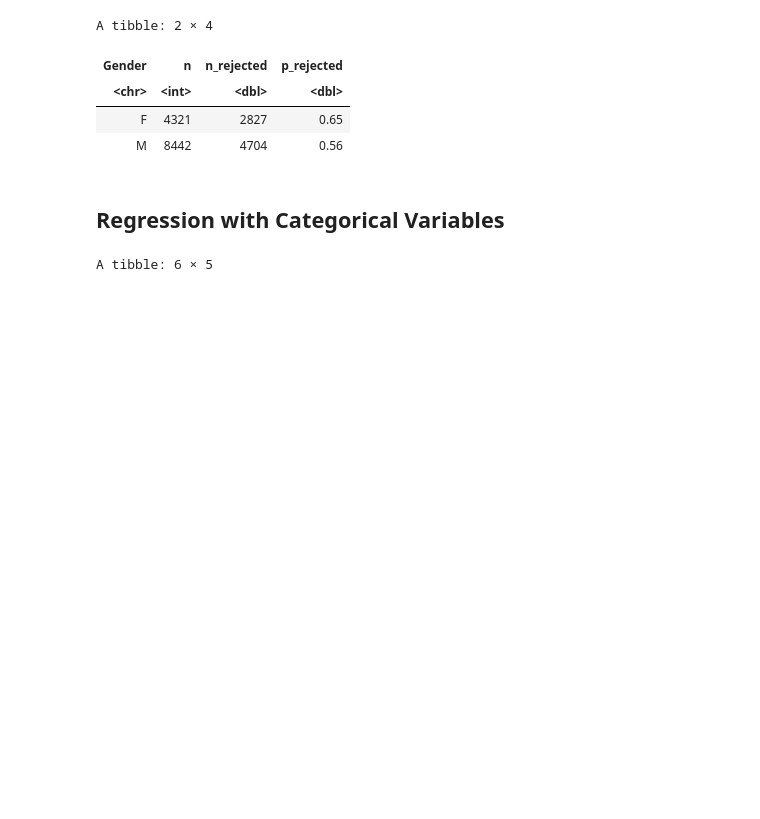
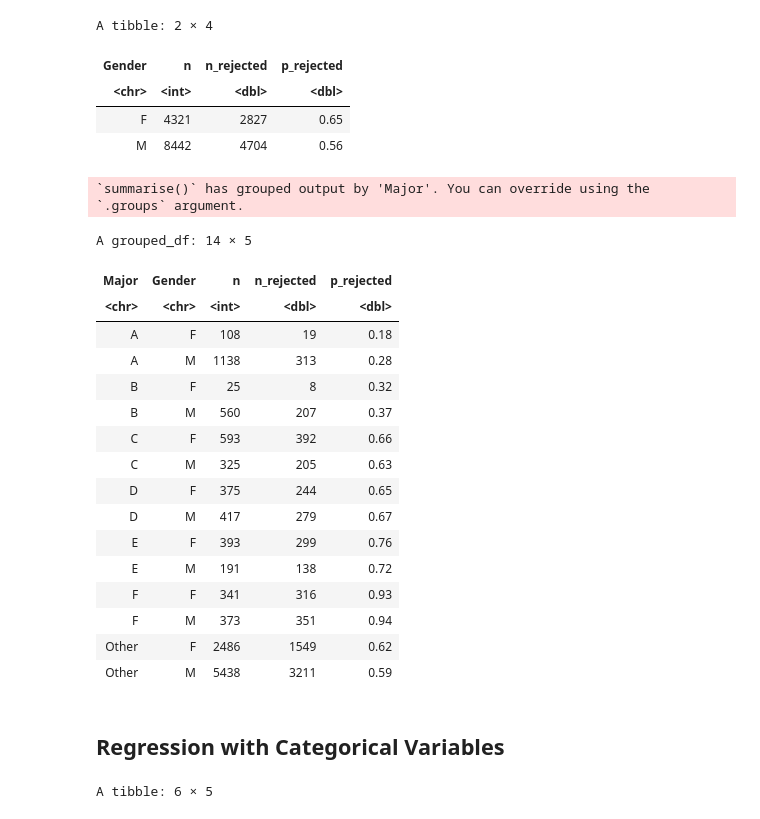
Before and after one commit to febse/econ2025, a Jupyter notebook: 09-Non-Linear-Terms.ipynb, the cells around one changed output. Drawn from its saved outputs; the diff is of its cells as text; code cells hidden in the pictures; blank space fills up the shorter version.

```diff
--- a/09-Non-Linear-Terms.ipynb
+++ b/09-Non-Linear-Terms.ipynb
@@ -43,12 +61,32 @@ A tibble: 2 × 4
 # %%
 admission_by_major_gender <- berkley %>%
   group_by(Major, Gender) %>%
     summarize(
         n = n(),
         n_rejected = sum(is_rejected),
-        p_rejected = mean(is_rejected)
+        p_rejected = round(mean(is_rejected), 2)
     )
 admission_by_major_gender
+# %% [output]
+`summarise()` has grouped output by 'Major'. You can override using the
+`.groups` argument.
+A grouped_df: 14 × 5
+| Major | Gender | n | n_rejected | p_rejected |
+| <chr> | <chr> | <int> | <dbl> | <dbl> |
+| A | F | 108 | 19 | 0.18 |
+| A | M | 1138 | 313 | 0.28 |
+| B | F | 25 | 8 | 0.32 |
+| B | M | 560 | 207 | 0.37 |
+| C | F | 593 | 392 | 0.66 |
+| C | M | 325 | 205 | 0.63 |
+| D | F | 375 | 244 | 0.65 |
+| D | M | 417 | 279 | 0.67 |
+| E | F | 393 | 299 | 0.76 |
+| E | M | 191 | 138 | 0.72 |
+| F | F | 341 | 316 | 0.93 |
+| F | M | 373 | 351 | 0.94 |
+| Other | F | 2486 | 1549 | 0.62 |
+| Other | M | 5438 | 3211 | 0.59 |
 # %%
 admission_by_major_gender %>%
   ggplot(aes(x = Major, y = p_rejected, fill=Gender)) +
```
Also changed, not shown: parts of 1 cell of this notebook.
